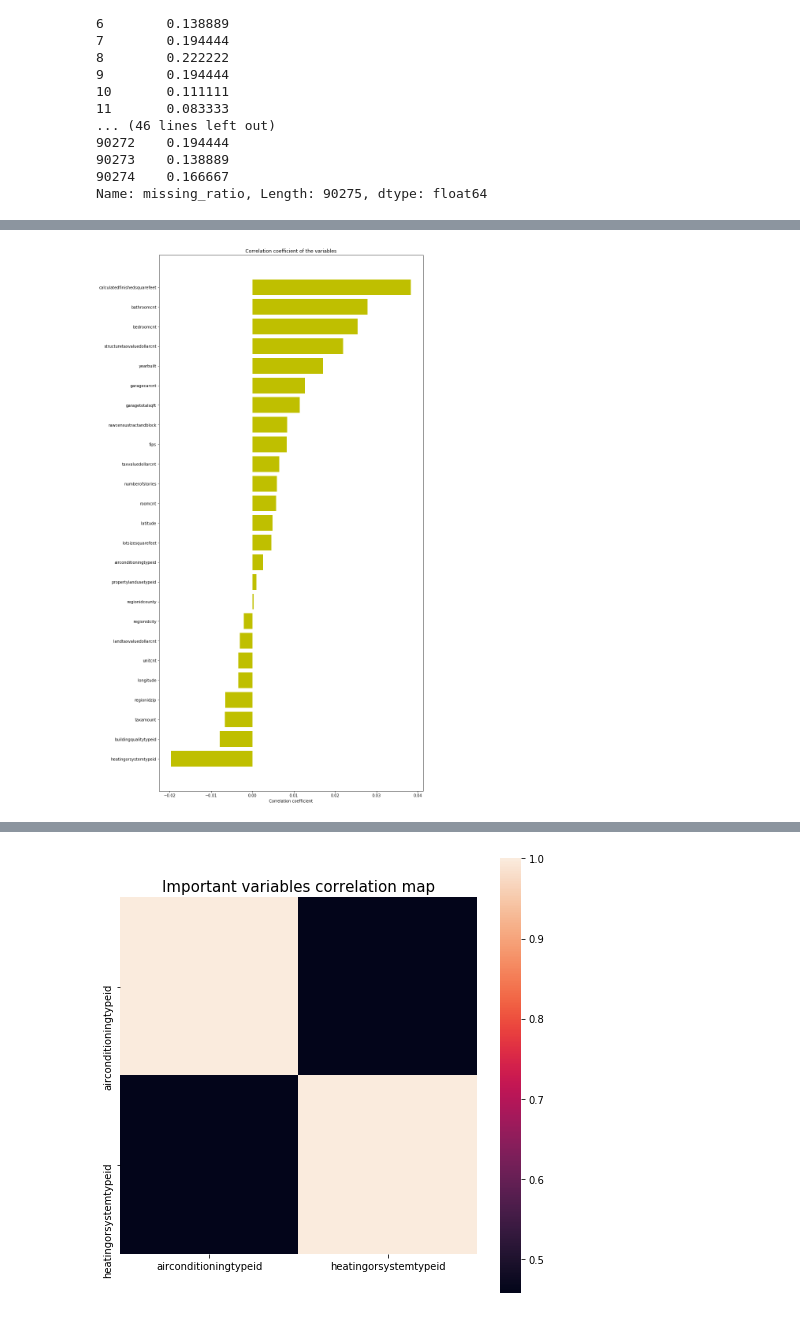
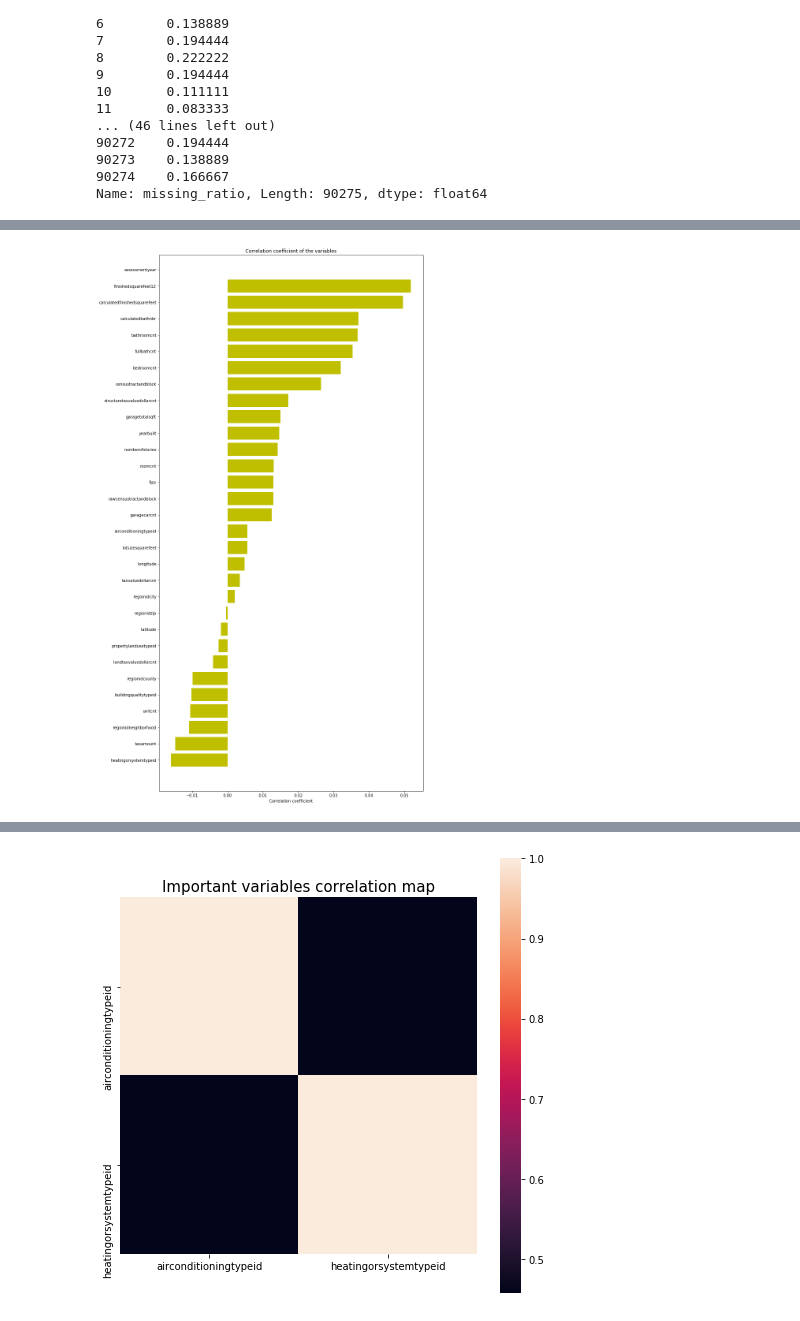
Before and after one commit to jayybhatt/Data-Science-Fundamentals, a Jupyter notebook: HW2/HW2.ipynb, the cells around one changed output, grey strips where cells are left out. Saved outputs shown, nothing was run; the diff lists cells and outputs as text; code cells hidden in the pictures.

```diff
--- a/HW2/HW2.ipynb
+++ b/HW2/HW2.ipynb
@@ -181,4 +152,5 @@ train_data.to_csv("/home/jay/Documents/MS/CSE519-2017-111491357/HW2/train_data_m
 # %%
+train_data = pd.read_csv("./train_data_merge.csv", index_col=0)
 missing_val = train_data.isnull().sum().reset_index()
 missing_val.columns = ['column_name', 'missing_count']
 missing_val = missing_val.loc[missing_val['missing_count']>0]
@@ -415,27 +346,27 @@ taxdelinquencyflag
 taxdelinquencyyear
 # %%
 mean_values = train_data.mean(axis=0)
-train_data_new = train_data.fillna(mean_values)
+train_data_new = train_data.fillna(0)
 
 # Now let us look at the correlation coefficient of each of these variables #
 x_cols = [col for col in train_data_new.columns if col not in ['logerror'] if train_data_new[col].dtype=='float64']
 
 labels = []
 values = []
 for col in x_cols:
     labels.append(col)
     values.append(np.corrcoef(train_data_new[col].values, train_data_new.logerror.values)[0,1])
 corr_data = pd.DataFrame({'col_labels':labels, 'corr_values':values})
 corr_data = corr_data.sort_values(by='corr_values')
 
 ind = np.arange(len(labels))
 width = 0.5
 fig, ax = plt.subplots(figsize=(12,25))
 rects = ax.barh(ind, np.array(corr_data.corr_values.values), color='y')
 ax.set_yticks(ind)
 ax.set_yticklabels(corr_data.col_labels.values, rotation='horizontal')
 ax.set_xlabel("Correlation coefficient")
 ax.set_title("Correlation coefficient of the variables")
 plt.show()
 # %% [output]
-[figure, old version]
+[figure, new version]
```
Also changed, not shown: parts of 72 cells of this notebook, 3 other files.
